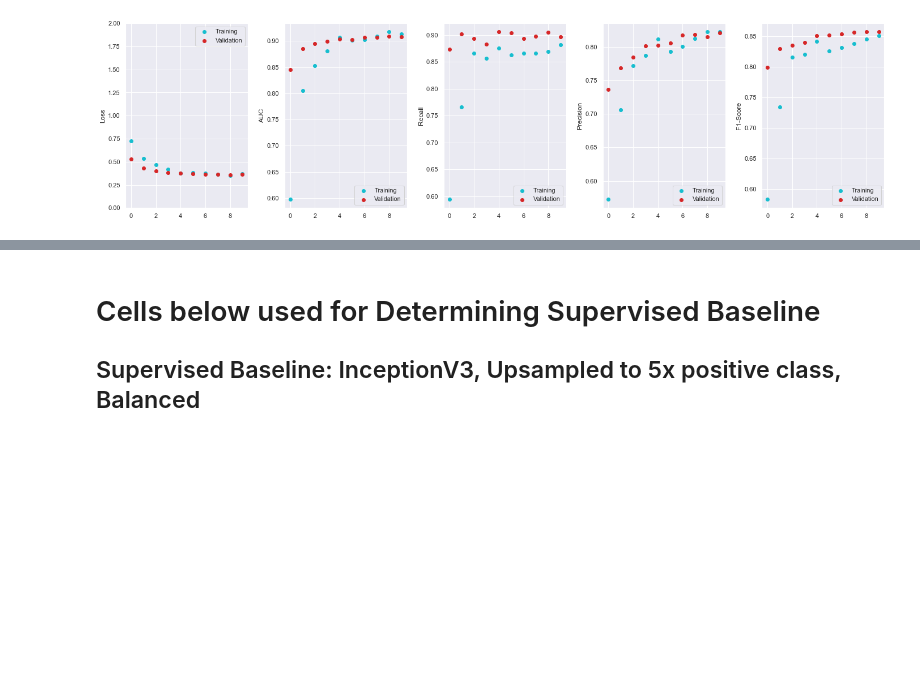
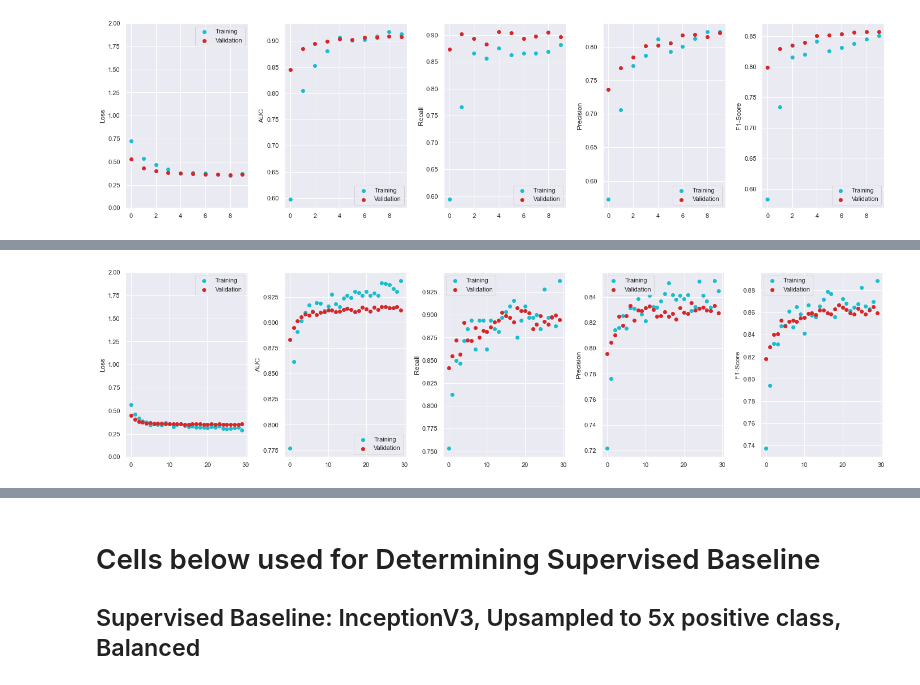
Before and after one commit to mariaauslander/capstone_fall20_irrigation, a Jupyter notebook: BigEarthData/epoch_metrics.ipynb, the cells around one changed output, grey strips where cells are left out. Cells and saved outputs as stored; diff of their text form; code cells hidden in the pictures; blank space fills up the shorter version.

Commit message:
updated evaluations and plot

```diff
--- a/BigEarthData/epoch_metrics.ipynb
+++ b/BigEarthData/epoch_metrics.ipynb
@@ -53,7 +53,7 @@ os.listdir(model_path)
 # %% [markdown]
 ## Function to Plot Metrics by Epoch
 # %%
-def plot_metrics(df):
+def plot_metrics(df, early_stop=False):
   '''
   Function for plotting the loss, auc, recall and precision by epoch
   for both training and validation sets. This function will work for both supervised
@@ -90,7 +90,7 @@ def plot_metrics(df):
     axes[a].scatter(df.index.values, df[f'val_{metrics[a]}'], c='tab:red', label='Validation')
     axes[a].legend()
     axes[a].set_ylabel(labels[a])
-    if df.index.values.max() > 25:
+    if early_stop:
         axes[a].vlines(df.index.values[-1]-25,
                    df[metrics[a]].min(),
                    df[metrics[a]].max())
@@ -115,7 +115,7 @@ def plot_metrics(df):
 
   axes[-1].legend()
   axes[-1].set_ylabel(labels[-1])
-  if df.index.values.max() > 25:
+  if early_stop:
     axes[-1].vlines(df.index.values[-1]-25,
                        f1_score.min(),
                        f1_score.max())
@@ -275,0 +299,4 @@ plot_metrics(pd.read_pickle(os.path.join(model_path, 'simclr_finetune_13percent_
+# %%
+plot_metrics(pd.read_pickle(os.path.join(model_path, 'simclr_finetune_13percent_do50_lr0001_30ep.pkl')))
+# %% [output]
+[figure, added]
```
Also changed, not shown: parts of 5 cells of this notebook, 1 other file.
